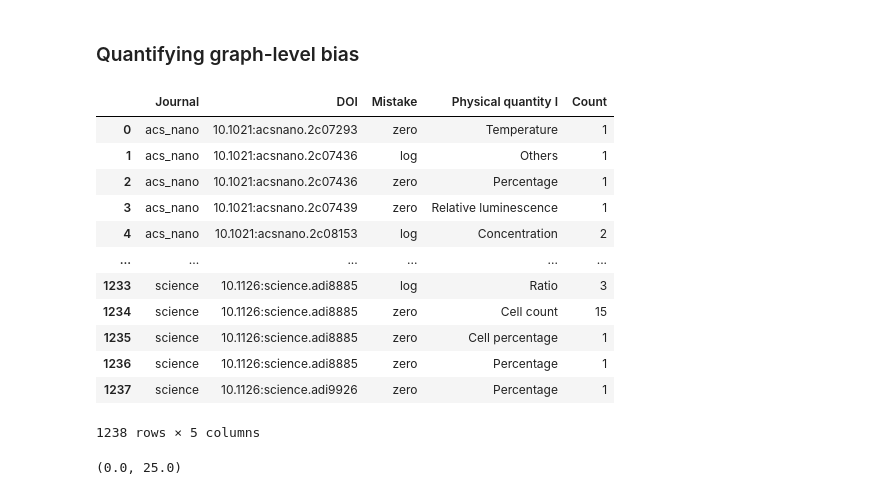
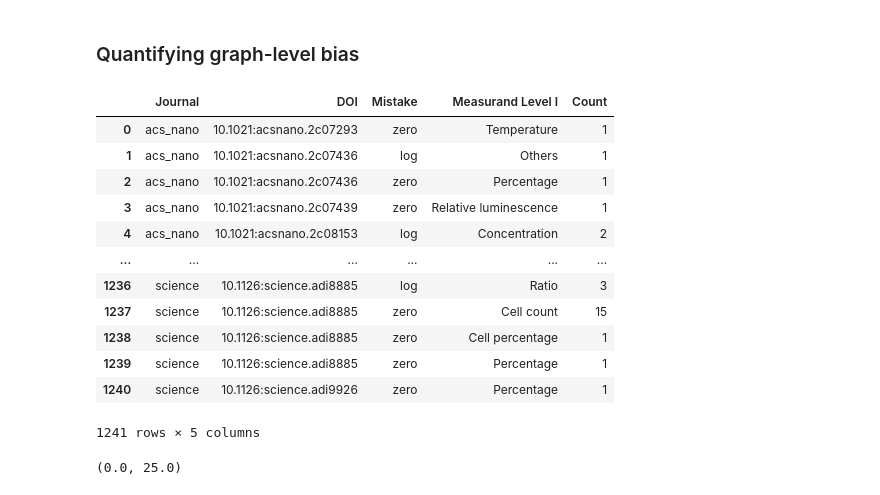
Before and after one commit to tengjuilin/misused-bar-graphs, a Jupyter notebook: bar-graph-classification.ipynb, the cells around one changed output. Saved outputs shown, nothing was run; the diff lists cells and outputs as text; code cells hidden in the pictures.

```diff
--- a/bar-graph-classification.ipynb
+++ b/bar-graph-classification.ipynb
@@ -331,27 +331,27 @@ Name: Fig Index, Length: 1193, dtype: int64
 # %% [markdown]
 ### Quantifying graph-level bias
 # %%
-# 同一种错误（mistake, physical quantity I）在一个文章（DOI）里能犯错几次？
+# 同一种错误（mistake, Measurand Level I）在一个文章（DOI）里能犯错几次？
 # journal redundant but for for later use
 # how much graph-level bias can we get?
-graph_bias_count_df = bar_annot_df.groupby(['Journal', 'DOI', 'Mistake', 'Physical quantity I']).count().iloc[:, 0]
+graph_bias_count_df = bar_annot_df.groupby(['Journal', 'DOI', 'Mistake', 'Measurand Level I']).count().iloc[:, 0]
 graph_bias_count_df.name = 'Count'
 graph_bias_count_df = graph_bias_count_df.reset_index()
 graph_bias_count_df
 # %% [output]
-|  | Journal | DOI | Mistake | Physical quantity I | Count |
+|  | Journal | DOI | Mistake | Measurand Level I | Count |
 | 0 | acs_nano | 10.1021:acsnano.2c07293 | zero | Temperature | 1 |
 | 1 | acs_nano | 10.1021:acsnano.2c07436 | log | Others | 1 |
 | 2 | acs_nano | 10.1021:acsnano.2c07436 | zero | Percentage | 1 |
 | 3 | acs_nano | 10.1021:acsnano.2c07439 | zero | Relative luminescence | 1 |
 | 4 | acs_nano | 10.1021:acsnano.2c08153 | log | Concentration | 2 |
 | ... | ... | ... | ... | ... | ... |
-| 1233 | science | 10.1126:science.adi8885 | log | Ratio | 3 |
-| 1234 | science | 10.1126:science.adi8885 | zero | Cell count | 15 |
-| 1235 | science | 10.1126:science.adi8885 | zero | Cell percentage | 1 |
-| 1236 | science | 10.1126:science.adi8885 | zero | Percentage | 1 |
-| 1237 | science | 10.1126:science.adi9926 | zero | Percentage | 1 |
+| 1236 | science | 10.1126:science.adi8885 | log | Ratio | 3 |
+| 1237 | science | 10.1126:science.adi8885 | zero | Cell count | 15 |
+| 1238 | science | 10.1126:science.adi8885 | zero | Cell percentage | 1 |
+| 1239 | science | 10.1126:science.adi8885 | zero | Percentage | 1 |
+| 1240 | science | 10.1126:science.adi9926 | zero | Percentage | 1 |
-1238 rows × 5 columns
+1241 rows × 5 columns
 # %%
 bins = np.arange(0.5, graph_bias_count_df['Count'].max() + 0.5, 1)
 fig, ax = plt.subplots(figsize=(5, 5))
```
Also changed, not shown: parts of 16 cells of this notebook, 11 other files.
